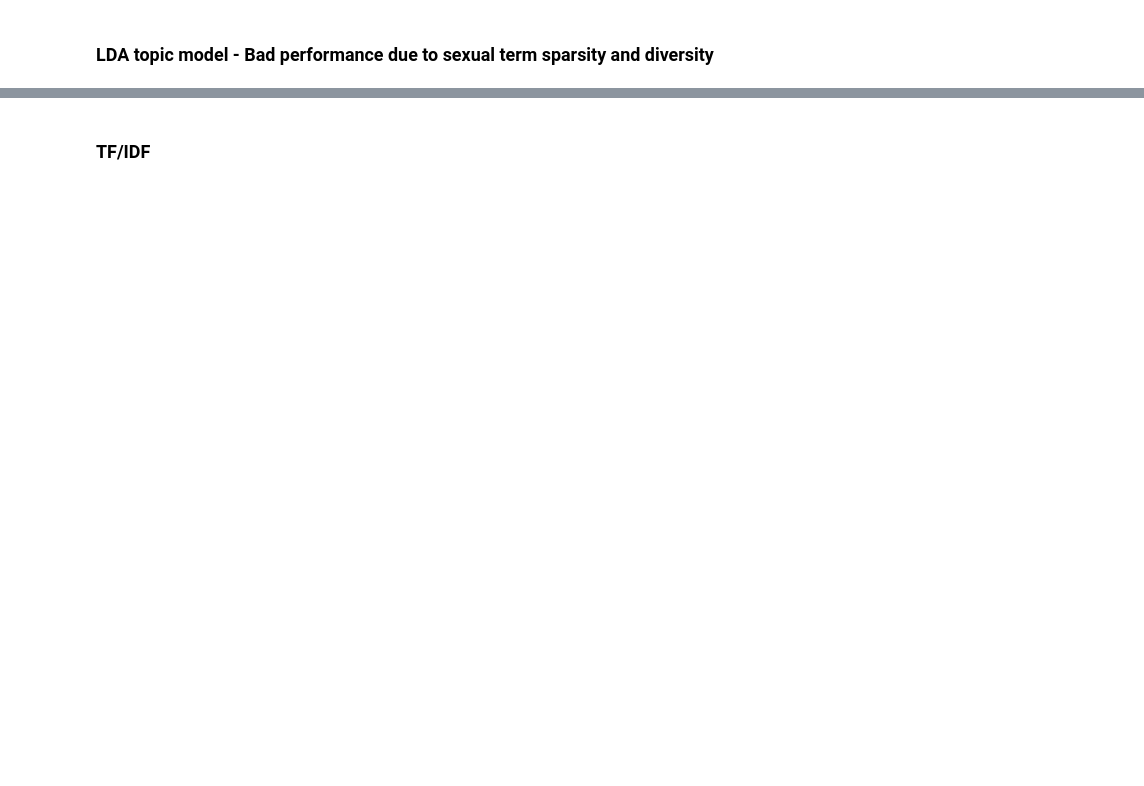
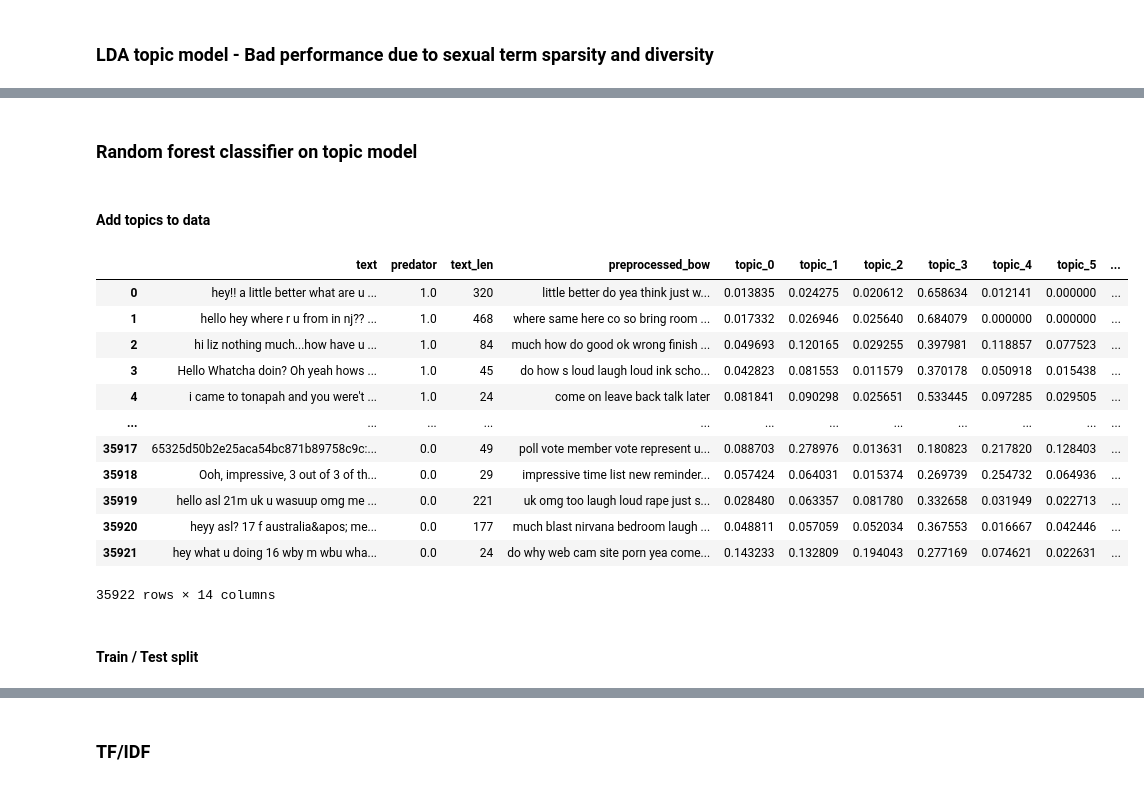
Before and after one commit to mryanivtal/cybersecurity_hw2, a Jupyter notebook: cyber_hw2.ipynb, the cells around one changed output, grey strips where cells are left out. Drawn from its saved outputs; the diff is of its cells as text; code cells hidden in the pictures; blank space fills up the shorter version.

```diff
--- a/cyber_hw2.ipynb
+++ b/cyber_hw2.ipynb
@@ -873,6 +900,10 @@ if PREPROCESS_FULL_PAN12_DATAFRAME == 'Process':
 
 elif PREPROCESS_FULL_PAN12_DATAFRAME == 'Load':
     print('Loading preprocessed data...')
-    pan12_train_df = pd.read_csv(PAN12_TRAIN_PREPROCESSED_CSV)
+    pan12_train_df = pd.read_csv(PAN12_TRAIN_PREPROCESSED_CSV, index_col=0)
+
+
+pan12_train_df = pan12_train_df[pan12_train_df.preprocessed_bow.notna()].reset_index(drop=True)
+pan12_train_df
 # %% [output]
 Loading preprocessed data...
@@ -933,12 +991,3 @@ print(id2word[31])
-# %%
-# create LDA topic model
-lda_model = gensim.models.ldamodel.LdaModel(corpus=corpus,
-id2word=id2word,
-num_topics=10,
-update_every=1,
-chunksize=100,
-passes=10,
-alpha='auto')
 # %%
 # visualize
 vis = gensimvis.prepare(lda_model, corpus, id2word, mds='mmds', R=30)
@@ -945,0 +1060,32 @@ vis
+# %% [markdown]
+### Random forest classifier on topic model
+# %% [markdown]
+#### Add topics to data
+# %%
+topic_scores = np.zeros([len(pan12_train_df), NUM_LDA_TOPICS])
+
+for row_idx, row in tqdm(pan12_train_df.iterrows()):
+  row_topics = get_text_topics(row.preprocessed_bow, id2word, lda_model)
+  for topic in row_topics:
+    topic_scores[row_idx, topic[0]] = topic[1]
+
+for topic_idx in range(NUM_LDA_TOPICS):
+  pan12_train_df[f'topic_{topic_idx}'] = topic_scores[:, topic_idx]
+
+pan12_train_df
+# %% [output]
+|  | text | predator | text_len | preprocessed_bow | topic_0 | topic_1 | topic_2 | topic_3 | topic_4 | topic_5 | ... |
+| 0 | hey!! a little better what are u ... | 1.0 | 320 | little better do yea think just w... | 0.013835 | 0.024275 | 0.020612 | 0.658634 | 0.012141 | 0.000000 | ... |
+| 1 | hello hey where r u from in nj?? ... | 1.0 | 468 | where same here co so bring room ... | 0.017332 | 0.026946 | 0.025640 | 0.684079 | 0.000000 | 0.000000 | ... |
+| 2 | hi liz nothing much...how have u ... | 1.0 | 84 | much how do good ok wrong finish ... | 0.049693 | 0.120165 | 0.029255 | 0.397981 | 0.118857 | 0.077523 | ... |
+| 3 | Hello Whatcha doin? Oh yeah hows ... | 1.0 | 45 | do how s loud laugh loud ink scho... | 0.042823 | 0.081553 | 0.011579 | 0.370178 | 0.050918 | 0.015438 | ... |
+| 4 | i came to tonapah and you were't ... | 1.0 | 24 | come on leave back talk later | 0.081841 | 0.090298 | 0.025651 | 0.533445 | 0.097285 | 0.029505 | ... |
+| ... | ... | ... | ... | ... | ... | ... | ... | ... | ... | ... | ... |
+| 35917 | 65325d50b2e25aca54bc871b89758c9c:... | 0.0 | 49 | poll vote member vote represent u... | 0.088703 | 0.278976 | 0.013631 | 0.180823 | 0.217820 | 0.128403 | ... |
+| 35918 | Ooh, impressive, 3 out of 3 of th... | 0.0 | 29 | impressive time list new reminder... | 0.057424 | 0.064031 | 0.015374 | 0.269739 | 0.254732 | 0.064936 | ... |
+| 35919 | hello asl 21m uk u wasuup omg me ... | 0.0 | 221 | uk omg too laugh loud rape just s... | 0.028480 | 0.063357 | 0.081780 | 0.332658 | 0.031949 | 0.022713 | ... |
+| 35920 | heyy asl? 17 f australia&apos; me... | 0.0 | 177 | much blast nirvana bedroom laugh ... | 0.048811 | 0.057059 | 0.052034 | 0.367553 | 0.016667 | 0.042446 | ... |
+| 35921 | hey what u doing 16 wby m wbu wha... | 0.0 | 24 | do why web cam site porn yea come... | 0.143233 | 0.132809 | 0.194043 | 0.277169 | 0.074621 | 0.022631 | ... |
+35922 rows × 14 columns
+# %% [markdown]
+#### Train / Test split
```
Also changed, not shown: parts of 22 cells of this notebook, 14 other files.
